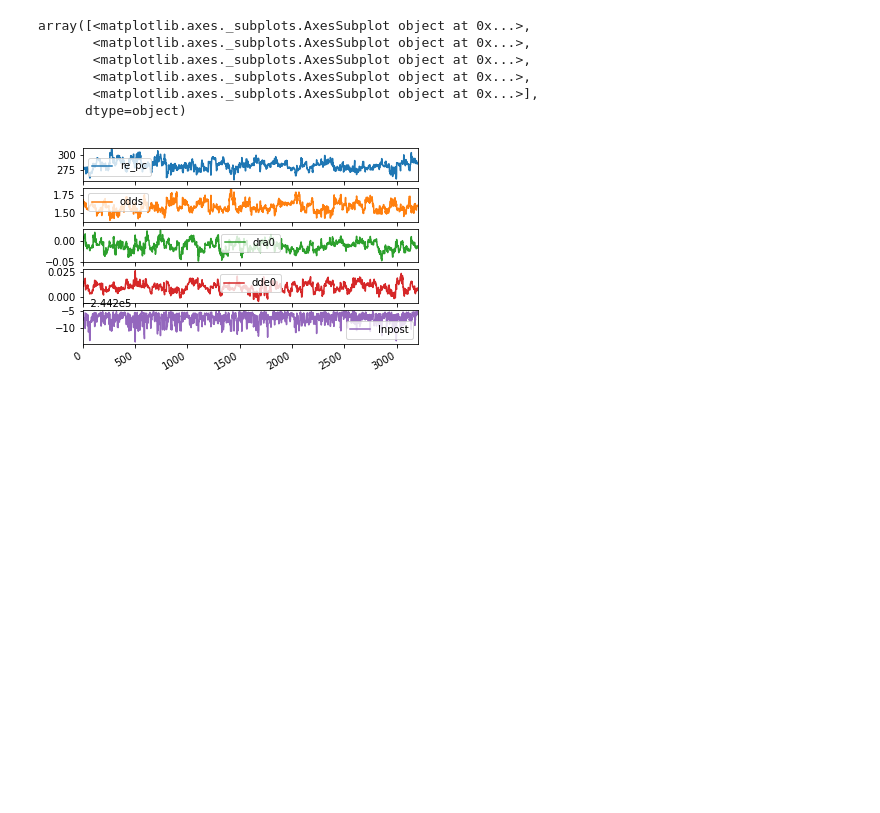
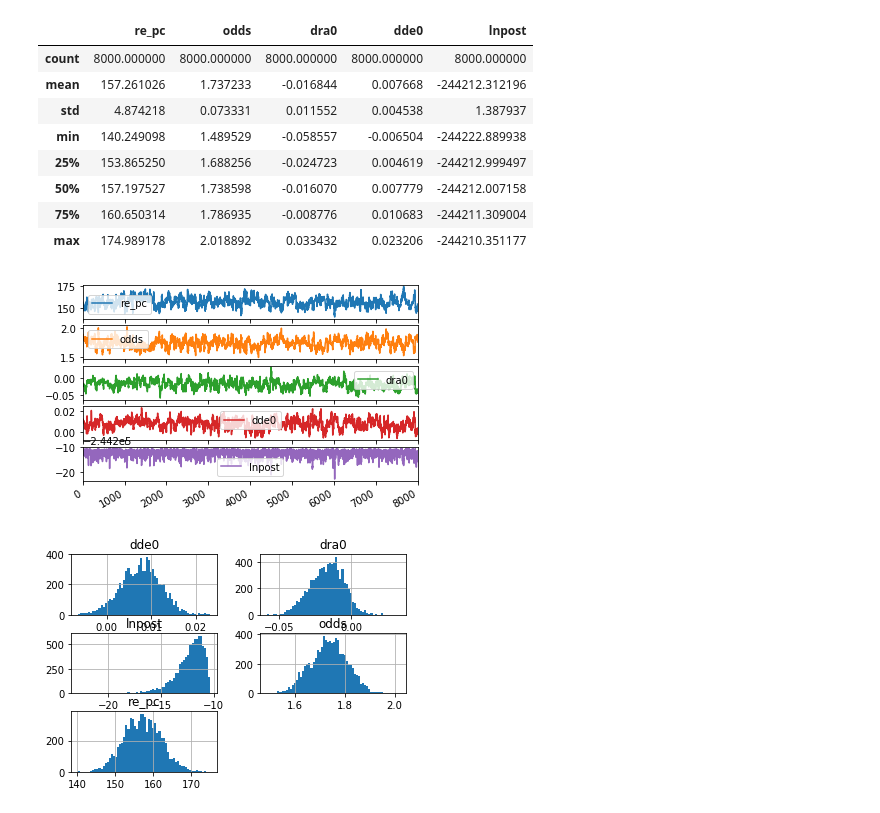
Before and after one commit to gomeshun/pydsph, a Jupyter notebook: sample/test.ipynb, the cells around one changed output. Drawn from its saved outputs; the diff is of its cells as text; code cells hidden in the pictures; blank space fills up the shorter version.

```diff
--- a/sample/test.ipynb
+++ b/sample/test.ipynb
@@ -11,12 +13,18 @@ sampler.run_mcmc_epoch("test.csv",n_burnin=200,n_run=100,n_epoch=2)
 # %%
 import pandas as pd
 df = pd.read_csv("test.csv")
 df.plot(subplots=True)
+df.hist(bins=64)
+df.describe()
 # %% [output]
-array([<matplotlib.axes._subplots.AxesSubplot object at 0x...>,
-       <matplotlib.axes._subplots.AxesSubplot object at 0x...>,
-       <matplotlib.axes._subplots.AxesSubplot object at 0x...>,
-       <matplotlib.axes._subplots.AxesSubplot object at 0x...>,
-       <matplotlib.axes._subplots.AxesSubplot object at 0x...>],
-      dtype=object)
+|  | re_pc | odds | dra0 | dde0 | lnpost |
+| count | 8000.000000 | 8000.000000 | 8000.000000 | 8000.000000 | 8000.000000 |
+| mean | 157.261026 | 1.737233 | -0.016844 | 0.007668 | -244212.312196 |
+| std | 4.874218 | 0.073331 | 0.011552 | 0.004538 | 1.387937 |
+| min | 140.249098 | 1.489529 | -0.058557 | -0.006504 | -244222.889938 |
+| 25% | 153.865250 | 1.688256 | -0.024723 | 0.004619 | -244212.999497 |
+| 50% | 157.197527 | 1.738598 | -0.016070 | 0.007779 | -244212.007158 |
+| 75% | 160.650314 | 1.786935 | -0.008776 | 0.010683 | -244211.309004 |
+| max | 174.989178 | 2.018892 | 0.033432 | 0.023206 | -244210.351177 |
-[figure, old version]
+[figure, new version]
+[figure, added]
```
Also changed, not shown: parts of 5 cells of this notebook, 1 other file.
